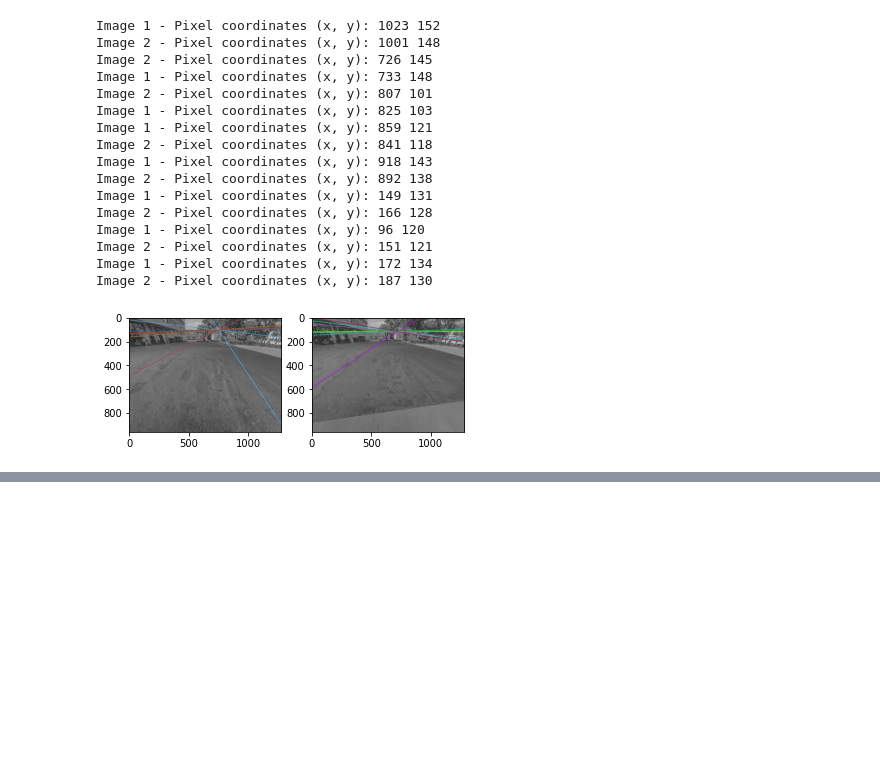
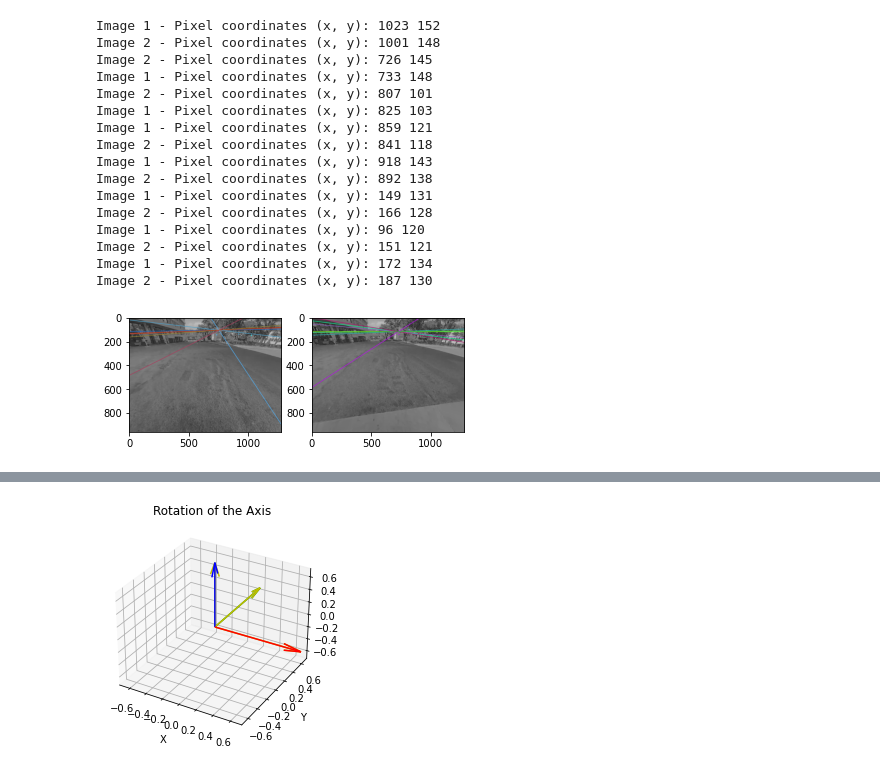
Before and after one commit to duarte3333/Image-Processing-and-Vision-Project, a Jupyter notebook: Part 2_BACK+BACK.ipynb, the cells around one changed output, grey strips where cells are left out. Drawn from its saved outputs; the diff is of its cells as text; code cells hidden in the pictures; blank space fills up the shorter version.

```diff
--- a/Part 2_BACK+BACK.ipynb
+++ b/Part 2_BACK+BACK.ipynb
@@ -433,0 +499,39 @@ plt.show()
+# %%
+x_axis = [1,0,0]
+y_axis = [0,1,0]
+z_axis = [0,0,1]
+x_axis=np.reshape(x_axis,(3,1))
+y_axis=np.reshape(y_axis,(3,1))
+z_axis=np.reshape(z_axis,(3,1))
+
+fig = plt.figure()
+ax = fig.add_subplot(111, projection='3d')
+
+x = R.dot(x_axis)
+y = R.dot(y_axis)
+z = R.dot(z_axis)
+
+
+#VECTOR 1
+ax.quiver(0, 0, 0, x[0], x[1], x[2], color='r', arrow_length_ratio=0.2)
+ax.quiver(0, 0, 0, x_axis[0], x_axis[1], x_axis[2], color='y', arrow_length_ratio=0.2)
+#VECTOR 2
+ax.quiver(0, 0, 0, y[0], y[1], y[2], color='g', arrow_length_ratio=0.2)
+ax.quiver(0, 0, 0, y_axis[0],y_axis[1], y_axis[2], color='y', arrow_length_ratio=0.2)
+#VECTOR 3
+ax.quiver(0, 0, 0, z[0], z[1], z[2], color='b', arrow_length_ratio=0.2)
+ax.quiver(0, 0, 0, z_axis[0],z_axis[1], z_axis[2], color='y', arrow_length_ratio=0.2)
+#ax.quiver(0, 0, 0, v2[0], v2[1], v2[2], color='b', arrow_length_ratio=0.1)
+
+ax.set_xlim([-0.7, 0.7])
+ax.set_ylim([-0.7, 0.7])
+ax.set_zlim([-0.7, 0.7])
+
+ax.set_xlabel('X')
+ax.set_ylabel('Y')
+ax.set_zlabel('Z')
+plt.title('Rotation of the Axis')
+
+plt.show()
+# %% [output]
+[figure, added]
```
Also changed, not shown: parts of 6 cells of this notebook.
